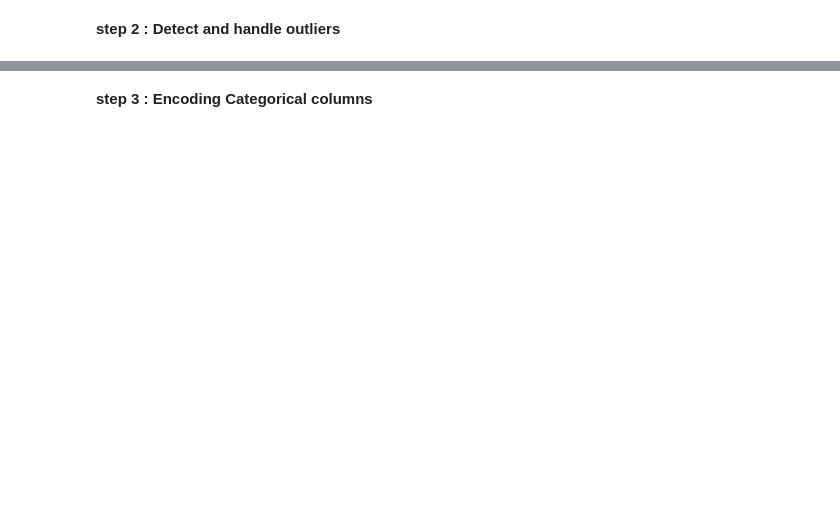
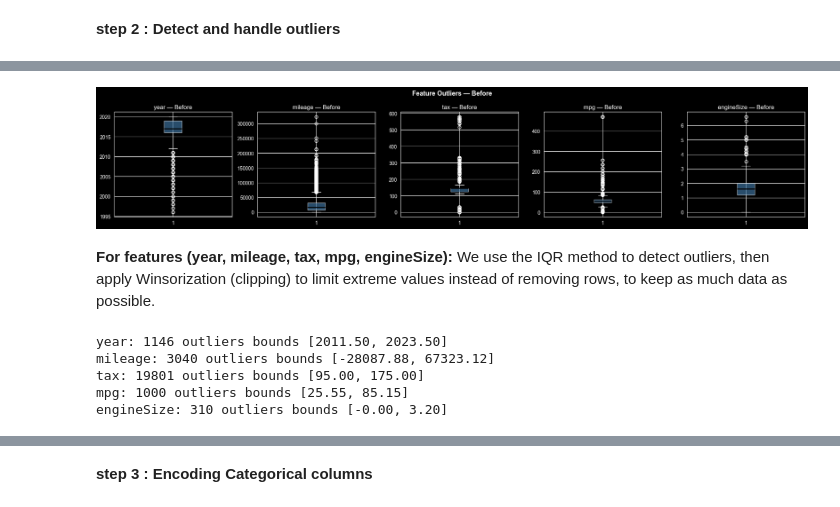
Before and after one commit to Farahhamza56/Assignment1_ML, a Jupyter notebook: Notebook/Car_Price_Project.ipynb, the cells around one changed output, grey strips where cells are left out. Cells and saved outputs as stored; diff of their text form; code cells hidden in the pictures; blank space fills up the shorter version.

```diff
--- a/Notebook/Car_Price_Project.ipynb
+++ b/Notebook/Car_Price_Project.ipynb
@@ -191,15 +192,19 @@ plt.show()
 # %%
 df_clean = df.copy()
 
-df_clean.dropna(subset=['Price'], inplace = True)
-df_clean.dropna(subset=['Model'], inplace=True)
+df_clean.dropna(subset=['price'], inplace = True)
 
-df_clean['Engine Size'] = df_clean['Engine Size'].fillna(df_clean['Engine Size'].median())
-df_clean['Mileage'] = df_clean['Mileage'].fillna(df_clean['Mileage'].median())
+categorical_cols = ['transmission', 'fuelType', 'Make']
+for col in categorical_cols:
+    df_clean[col]= df_clean[col].fillna(df_clean[col].mode()[0])
 
-df_clean['Fuel Type'] = df_clean['Fuel Type'].fillna(df_clean['Fuel Type'].mode()[0])
-df_clean['Transmission'] = df_clean['Transmission'].fillna(df_clean['Transmission'].mode()[0])
-df_clean['Condition'] = df_clean['Condition'].fillna(df_clean['Condition'].mode()[0])
+numerical_cols = ['year', 'mileage', 'tax', 'mpg', 'engineSize']
+for col in numerical_cols:
+    df_clean[col]= df_clean[col].fillna(df_clean[col].median())
+
+df_clean['model'] = df_clean.groupby('Make')['model'].transform(
+    lambda x: x.fillna(x.mode()[0] if not x.mode().empty else np.nan)
+)
 
 df_clean.isnull().sum()
 # %% [output]
@@ -227,0 +245,34 @@ df_clean.head()
+# %%
+# Before handling
+fig_feat, axes_feat = plt.subplots(1, 5, figsize=(20, 4))
+
+for i, col in enumerate(numerical_cols):
+    axes_feat[i].boxplot(df_clean[col], patch_artist=True,
+                         boxprops=dict(facecolor='steelblue', alpha=0.6),
+                         medianprops=dict(color='black', linewidth=2))
+    axes_feat[i].set_title(f'{col} — Before')
+
+plt.suptitle('Feature Outliers — Before', fontsize=13, fontweight='bold')
+plt.tight_layout()
+plt.show()
+# %% [output]
+[figure, added]
+# %% [markdown]
+**For features (year, mileage, tax, mpg, engineSize):**
+We use the IQR method to detect outliers, then apply Winsorization (clipping) to limit extreme values instead of removing rows, to keep as much data as possible.
+# %%
+# Handling: IQR + Winsorization
+for col in numerical_cols:
+    Q1    = df_clean[col].quantile(0.25)
+    Q3    = df_clean[col].quantile(0.75)
+    IQR   = Q3 - Q1
+    lower, upper = Q1 - 1.5*IQR, Q3 + 1.5*IQR
+    outliers = df_clean[(df_clean[col] < lower) | (df_clean[col] > upper)]
+    print(f'{col}: {len(outliers)} outliers bounds [{lower:.2f}, {upper:.2f}]')
+    df_clean[col] = df_clean[col].clip(lower=lower, upper=upper)
+# %% [output]
+year: 1146 outliers bounds [2011.50, 2023.50]
+mileage: 3040 outliers bounds [-28087.88, 67323.12]
+tax: 19801 outliers bounds [95.00, 175.00]
+mpg: 1000 outliers bounds [25.55, 85.15]
+engineSize: 310 outliers bounds [-0.00, 3.20]
```
Also changed, not shown: parts of 25 cells of this notebook.
